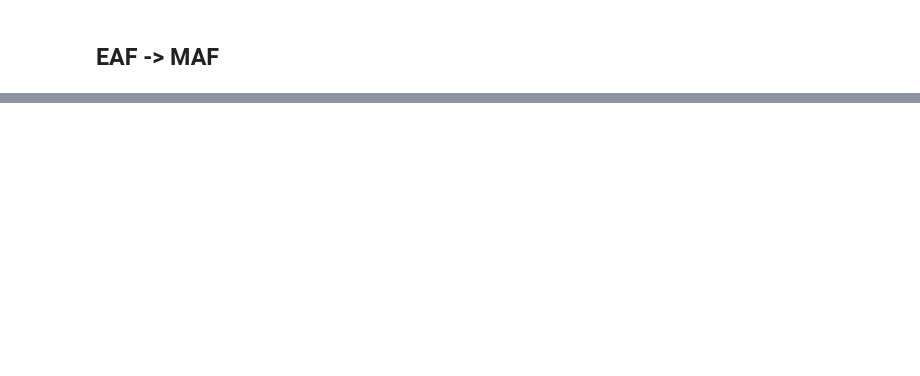
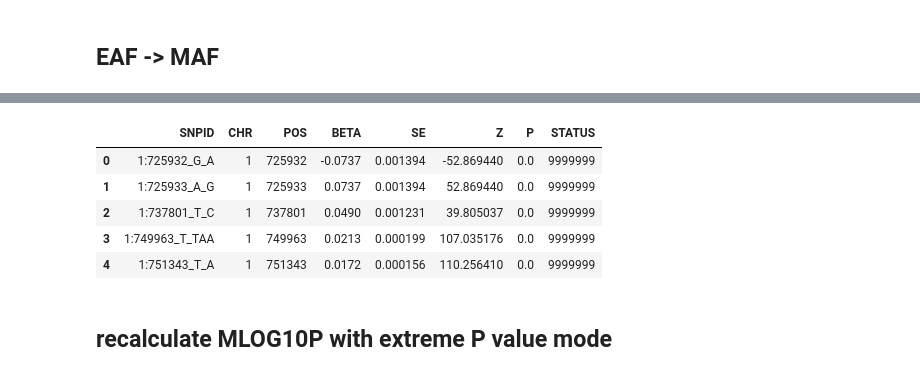
Before and after one commit to Cloufield/gwaslab, a Jupyter notebook: examples/utility_data_conversion.ipynb, the cells around one changed output, grey strips where cells are left out. Saved outputs shown, nothing was run; the diff lists cells and outputs as text; code cells hidden in the pictures; blank space fills up the shorter version.

```diff
--- a/examples/utility_data_conversion.ipynb
+++ b/examples/utility_data_conversion.ipynb
@@ -194,0 +293,11 @@ mysumstats.data
+# %%
+mysumstats.data
+# %% [output]
+|  | SNPID | CHR | POS | BETA | SE | Z | P | STATUS |
+| 0 | 1:725932_G_A | 1 | 725932 | -0.0737 | 0.001394 | -52.869440 | 0.0 | 9999999 |
+| 1 | 1:725933_A_G | 1 | 725933 | 0.0737 | 0.001394 | 52.869440 | 0.0 | 9999999 |
+| 2 | 1:737801_T_C | 1 | 737801 | 0.0490 | 0.001231 | 39.805037 | 0.0 | 9999999 |
+| 3 | 1:749963_T_TAA | 1 | 749963 | 0.0213 | 0.000199 | 107.035176 | 0.0 | 9999999 |
+| 4 | 1:751343_T_A | 1 | 751343 | 0.0172 | 0.000156 | 110.256410 | 0.0 | 9999999 |
+# %% [markdown]
+## recalculate MLOG10P with extreme P value mode
```
Also changed, not shown: parts of 25 cells of this notebook, 2 other files.
